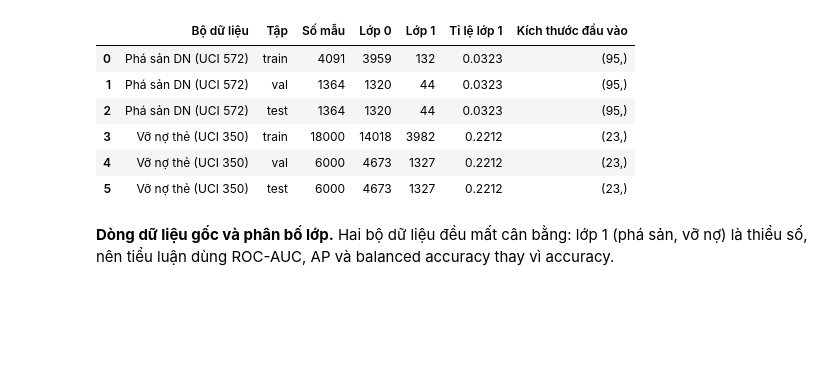
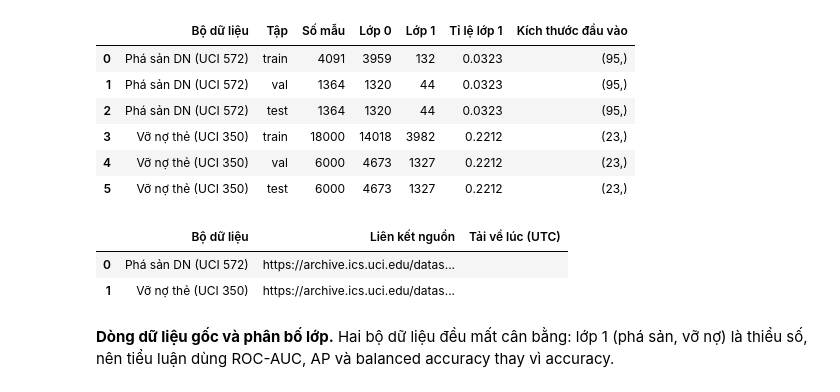
Before and after one commit to Sagitoaz/intelligent-system-assignment-01, a Jupyter notebook: notebooks/tieuluan/02_ml.ipynb, the cells around one changed output. Saved outputs shown, nothing was run; the diff lists cells and outputs as text; code cells hidden in the pictures; blank space fills up the shorter version.

```diff
--- a/notebooks/tieuluan/02_ml.ipynb
+++ b/notebooks/tieuluan/02_ml.ipynb
@@ -69,6 +70,21 @@ display(pd.DataFrame(rows))
 | 3 | Vỡ nợ thẻ (UCI 350) | train | 18000 | 14018 | 3982 | 0.2212 | (23,) |
 | 4 | Vỡ nợ thẻ (UCI 350) | val | 6000 | 4673 | 1327 | 0.2212 | (23,) |
 | 5 | Vỡ nợ thẻ (UCI 350) | test | 6000 | 4673 | 1327 | 0.2212 | (23,) |
+# %%
+PAGES = {'taiwan_bankruptcy': 'https://archive.ics.uci.edu/dataset/572/taiwanese+bankruptcy+prediction', 'credit_default': 'https://archive.ics.uci.edu/dataset/350/default+of+credit+card+clients'}
+
+rows_l = []
+for name in DATASETS:
+    key = f'raw/uci/{name}' if name in ('taiwan_bankruptcy', 'credit_default') else f'raw/indices/{name}.csv'
+    meta = provenance.get(key, {})
+    rows_l.append({'Bộ dữ liệu': NAMES[name], 'Liên kết nguồn': PAGES[name],
+                   'Tải về lúc (UTC)': str(meta.get('downloaded_at', ''))[:19].replace('T', ' ')})
+pd.set_option('display.max_colwidth', 120)
+display(pd.DataFrame(rows_l))
+# %% [output]
+|  | Bộ dữ liệu | Liên kết nguồn | Tải về lúc (UTC) |
+| 0 | Phá sản DN (UCI 572) | https://archive.ics.uci.edu/datas... |  |
+| 1 | Vỡ nợ thẻ (UCI 350) | https://archive.ics.uci.edu/datas... |  |
 # %% [markdown]
 **Dòng dữ liệu gốc và phân bố lớp.** Hai bộ dữ liệu đều mất cân bằng: lớp 1 (phá sản, vỡ nợ) là thiểu số,
 nên tiểu luận dùng ROC-AUC, AP và balanced accuracy thay vì accuracy.
```
Also changed, not shown: parts of 8 cells of this notebook, 9 other files.
